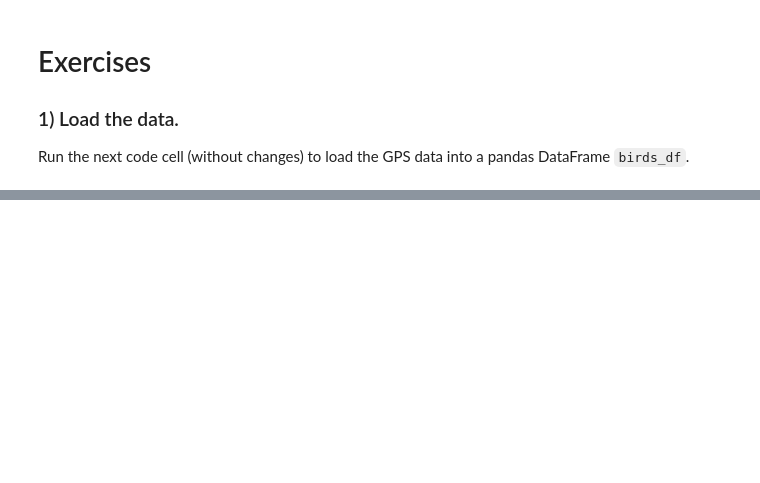
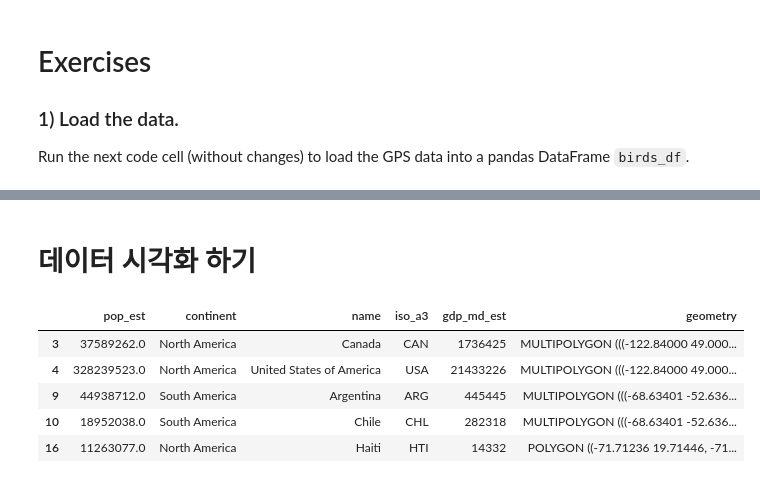
Before and after one commit to kdayeon/kimdayeonblog, a Jupyter notebook: Exercise/2. Coordinate Reference Systems.ipynb, the cells around one changed output, grey strips where cells are left out. Cells and saved outputs as stored; diff of their text form; code cells hidden in the pictures; blank space fills up the shorter version.

```diff
--- a/Exercise/2. Coordinate Reference Systems.ipynb
+++ b/Exercise/2. Coordinate Reference Systems.ipynb
@@ -51,0 +71,14 @@ q_1.check()
+# %% [markdown]
+# 데이터 시각화 하기
+# %%
+# Load a GeoDataFrame with country boundaries in North/South America, print the first 5 rows
+world = gpd.read_file(gpd.datasets.get_path('naturalearth_lowres'))
+americas = world.loc[world['continent'].isin(['North America', 'South America'])]
+americas.head()
+# %% [output]
+|  | pop_est | continent | name | iso_a3 | gdp_md_est | geometry |
+| 3 | 37589262.0 | North America | Canada | CAN | 1736425 | MULTIPOLYGON (((-122.84000 49.000... |
+| 4 | 328239523.0 | North America | United States of America | USA | 21433226 | MULTIPOLYGON (((-122.84000 49.000... |
+| 9 | 44938712.0 | South America | Argentina | ARG | 445445 | MULTIPOLYGON (((-68.63401 -52.636... |
+| 10 | 18952038.0 | South America | Chile | CHL | 282318 | MULTIPOLYGON (((-68.63401 -52.636... |
+| 16 | 11263077.0 | North America | Haiti | HTI | 14332 | POLYGON ((-71.71236 19.71446, -71... |
```
Also changed, not shown: parts of 9 cells of this notebook, 15 other files.
